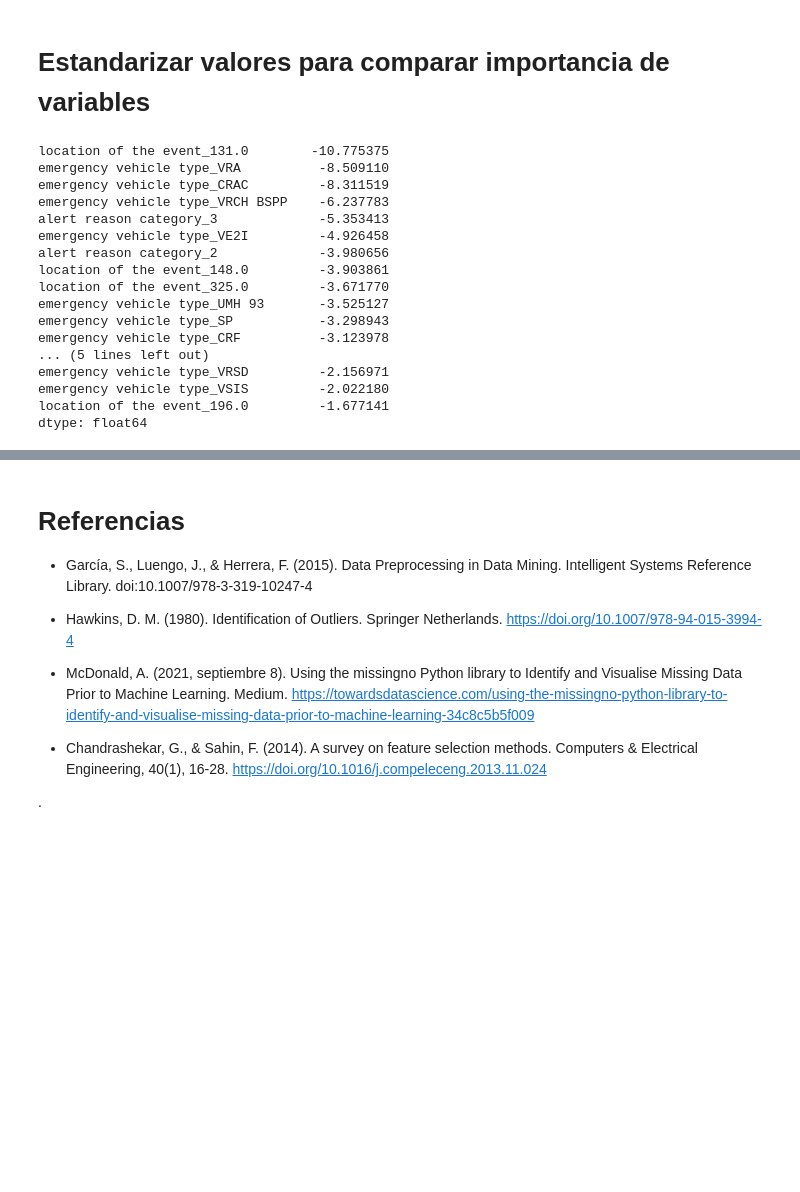
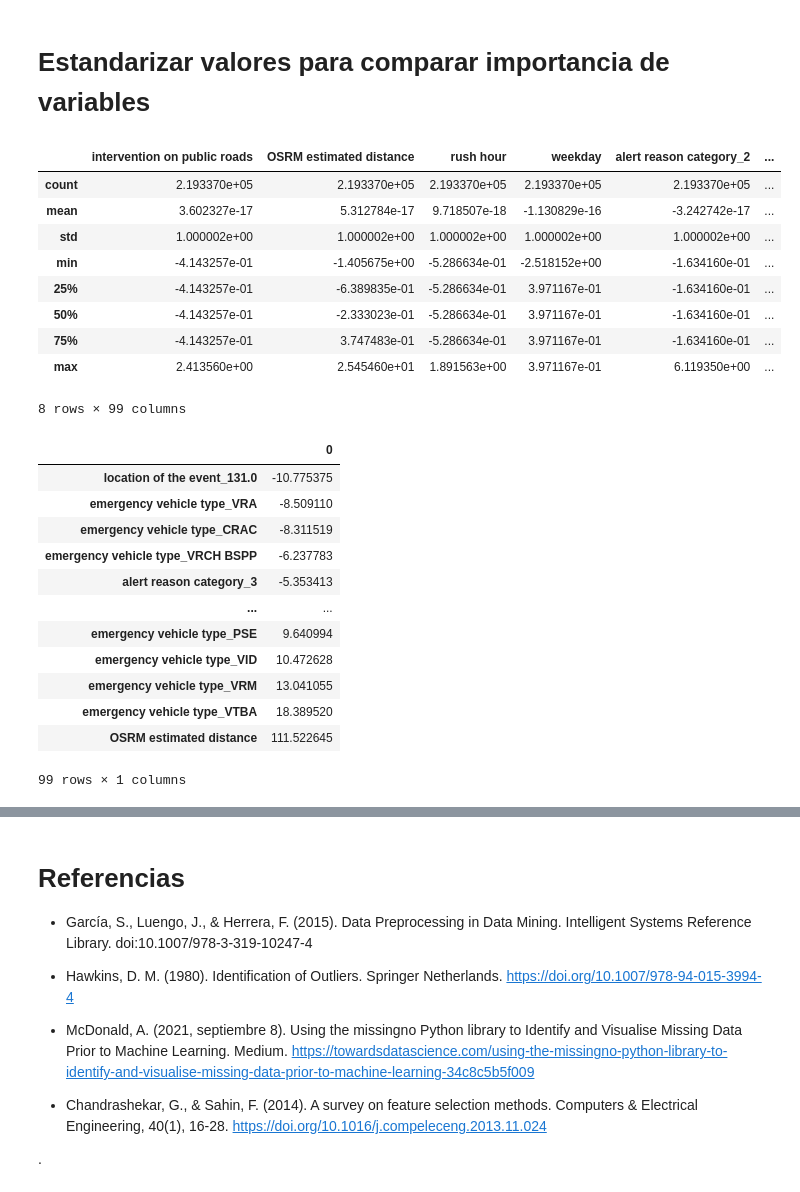
Before and after one commit to AnIsAsPe/Regresion-Robusta-para-estimar-tiempo-de-respuesta-de-un-servicio-de-emergencia, a Jupyter notebook: Notebooks/1_Response_time_Paris_Fire_Brigade_2022.ipynb, the cells around one changed output, grey strips where cells are left out. Drawn from its saved outputs; the diff is of its cells as text; code cells hidden in the pictures; blank space fills up the shorter version.

```diff
--- a/Notebooks/1_Response_time_Paris_Fire_Brigade_2022.ipynb
+++ b/Notebooks/1_Response_time_Paris_Fire_Brigade_2022.ipynb
@@ -864,6 +957,19 @@ columnas = X.columns
 scaler = StandardScaler()
 
 X_estandarizados[columnas] = scaler.fit_transform(X[columnas])
+# %%
+X_estandarizados.describe()
+# %% [output]
+|  | intervention on public roads | OSRM estimated distance | rush hour | weekday | alert reason category_2 | ... |
+| count | 2.193370e+05 | 2.193370e+05 | 2.193370e+05 | 2.193370e+05 | 2.193370e+05 | ... |
+| mean | 3.602327e-17 | 5.312784e-17 | 9.718507e-18 | -1.130829e-16 | -3.242742e-17 | ... |
+| std | 1.000002e+00 | 1.000002e+00 | 1.000002e+00 | 1.000002e+00 | 1.000002e+00 | ... |
+| min | -4.143257e-01 | -1.405675e+00 | -5.286634e-01 | -2.518152e+00 | -1.634160e-01 | ... |
+| 25% | -4.143257e-01 | -6.389835e-01 | -5.286634e-01 | 3.971167e-01 | -1.634160e-01 | ... |
+| 50% | -4.143257e-01 | -2.333023e-01 | -5.286634e-01 | 3.971167e-01 | -1.634160e-01 | ... |
+| 75% | -4.143257e-01 | 3.747483e-01 | -5.286634e-01 | 3.971167e-01 | -1.634160e-01 | ... |
+| max | 2.413560e+00 | 2.545460e+01 | 1.891563e+00 | 3.971167e-01 | 6.119350e+00 | ... |
+8 rows × 99 columns
 # %%
 
 X_train, X_test, y_train, y_test = train_test_split(X_estandarizados, y, test_size=0.3,
@@ -875,22 +981,18 @@ hr_st = hr.fit(X_train, y_train)
 # %%
 coeficientes_hr_st = pd.Series(hr_st.coef_, index= columnas)
 
-coeficientes_hr_st.sort_values().head(20)
+pd.DataFrame(coeficientes_hr_st.sort_values())
 # %% [output]
+|  | 0 |
+| location of the event_131.0 | -10.775375 |
+| emergency vehicle type_VRA | -8.509110 |
+| emergency vehicle type_CRAC | -8.311519 |
+| emergency vehicle type_VRCH BSPP | -6.237783 |
+| alert reason category_3 | -5.353413 |
+| ... | ... |
+| emergency vehicle type_PSE | 9.640994 |
+| emergency vehicle type_VID | 10.472628 |
+| emergency vehicle type_VRM | 13.041055 |
+| emergency vehicle type_VTBA | 18.389520 |
+| OSRM estimated distance | 111.522645 |
-location of the event_131.0        -10.775375
-emergency vehicle type_VRA          -8.509110
-emergency vehicle type_CRAC         -8.311519
-emergency vehicle type_VRCH BSPP    -6.237783
-alert reason category_3             -5.353413
-emergency vehicle type_VE2I         -4.926458
-alert reason category_2             -3.980656
-location of the event_148.0         -3.903861
-location of the event_325.0         -3.671770
-emergency vehicle type_UMH 93       -3.525127
-emergency vehicle type_SP           -3.298943
-emergency vehicle type_CRF          -3.123978
-... (5 lines left out)
-emergency vehicle type_VRSD         -2.156971
-emergency vehicle type_VSIS         -2.022180
-location of the event_196.0         -1.677141
-dtype: float64
+99 rows × 1 columns
```
Also changed, not shown: parts of 18 cells of this notebook.
